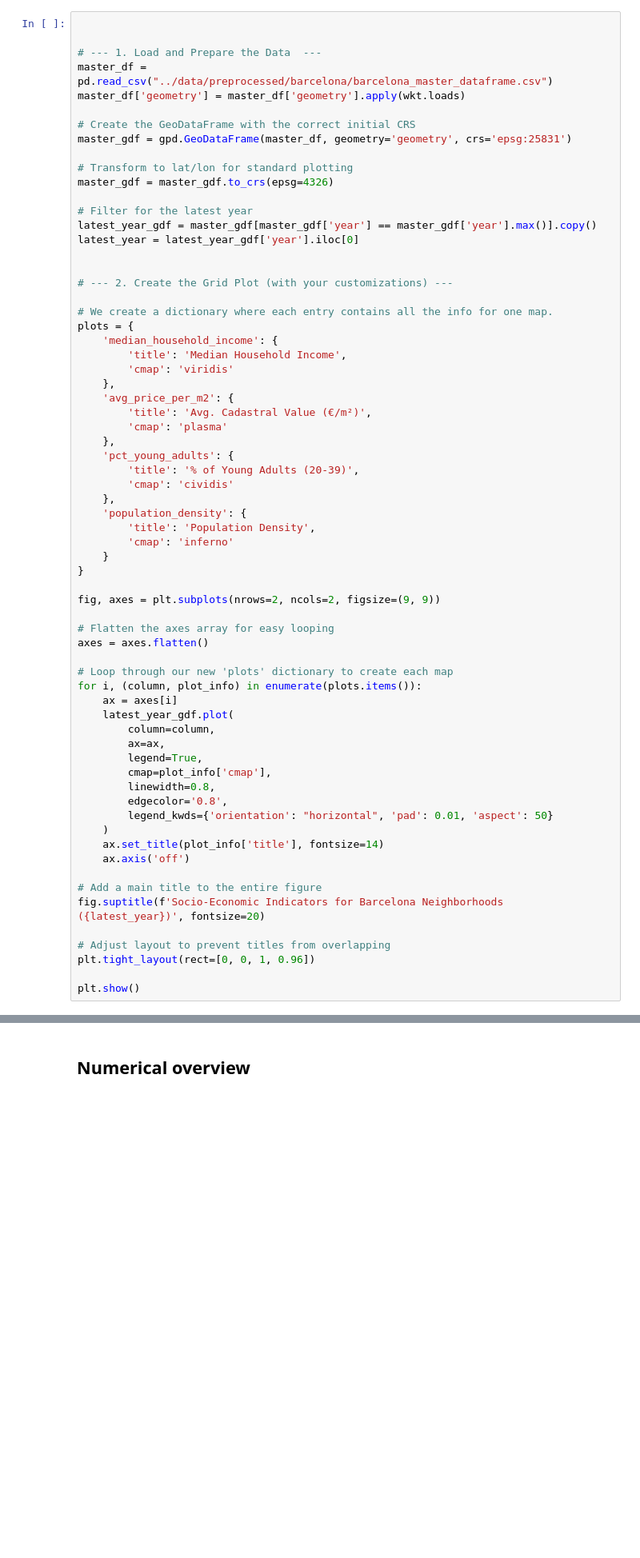
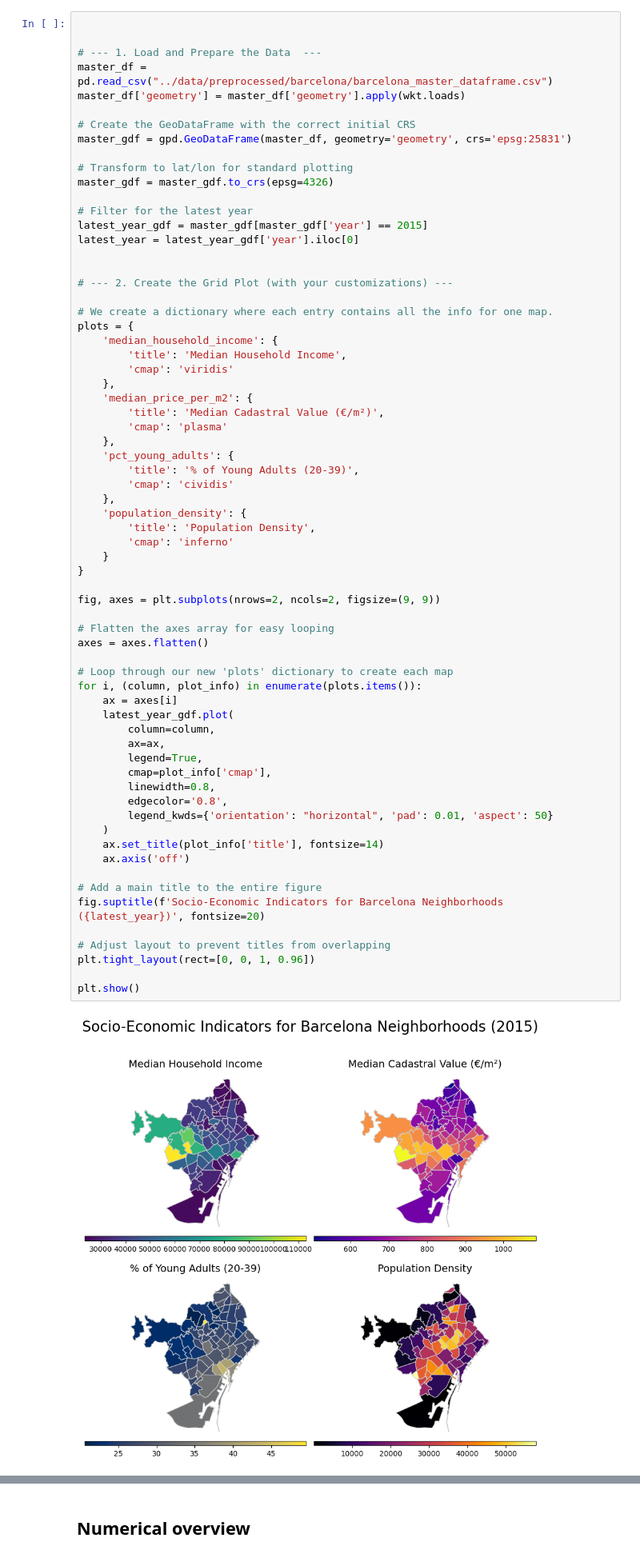
Before and after one commit to Androm3d/DALAS-gentrification-analysis, a Jupyter notebook: notebooks/data_exploration.ipynb, the cells around one changed output, grey strips where cells are left out. Shown at 80% size. Saved outputs shown, nothing was run; the diff lists cells and outputs as text; blank space fills up the shorter version.

```diff
--- a/notebooks/data_exploration.ipynb
+++ b/notebooks/data_exploration.ipynb
@@ -22,7 +28,7 @@ master_gdf = gpd.GeoDataFrame(master_df, geometry='geometry', crs='epsg:25831')
 master_gdf = master_gdf.to_crs(epsg=4326)
 
 # Filter for the latest year
-latest_year_gdf = master_gdf[master_gdf['year'] == master_gdf['year'].max()].copy()
+latest_year_gdf = master_gdf[master_gdf['year'] == 2015]
 latest_year = latest_year_gdf['year'].iloc[0]
 
 
@@ -34,8 +40,8 @@ plots = {
         'title': 'Median Household Income',
         'cmap': 'viridis'
     },
-    'avg_price_per_m2': {
-        'title': 'Avg. Cadastral Value (€/m²)',
+    'median_price_per_m2': {
+        'title': 'Median Cadastral Value (€/m²)',
         'cmap': 'plasma'
     },
     'pct_young_adults': {
@@ -48,30 +54,32 @@ plots = {
     }
 }
 
 fig, axes = plt.subplots(nrows=2, ncols=2, figsize=(9, 9))
 
 # Flatten the axes array for easy looping
 axes = axes.flatten()
 
 # Loop through our new 'plots' dictionary to create each map
 for i, (column, plot_info) in enumerate(plots.items()):
     ax = axes[i]
     latest_year_gdf.plot(
         column=column,
         ax=ax,
         legend=True,
         cmap=plot_info['cmap'],
         linewidth=0.8,
         edgecolor='0.8',
         legend_kwds={'orientation': "horizontal", 'pad': 0.01, 'aspect': 50}
     )
     ax.set_title(plot_info['title'], fontsize=14)
     ax.axis('off')
 
 # Add a main title to the entire figure
 fig.suptitle(f'Socio-Economic Indicators for Barcelona Neighborhoods ({latest_year})', fontsize=20)
 
 # Adjust layout to prevent titles from overlapping
 plt.tight_layout(rect=[0, 0, 1, 0.96])
 
 plt.show()
+# %% [output]
+[figure, added]
```
Also changed, not shown: parts of 14 cells of this notebook, 5 other files.
